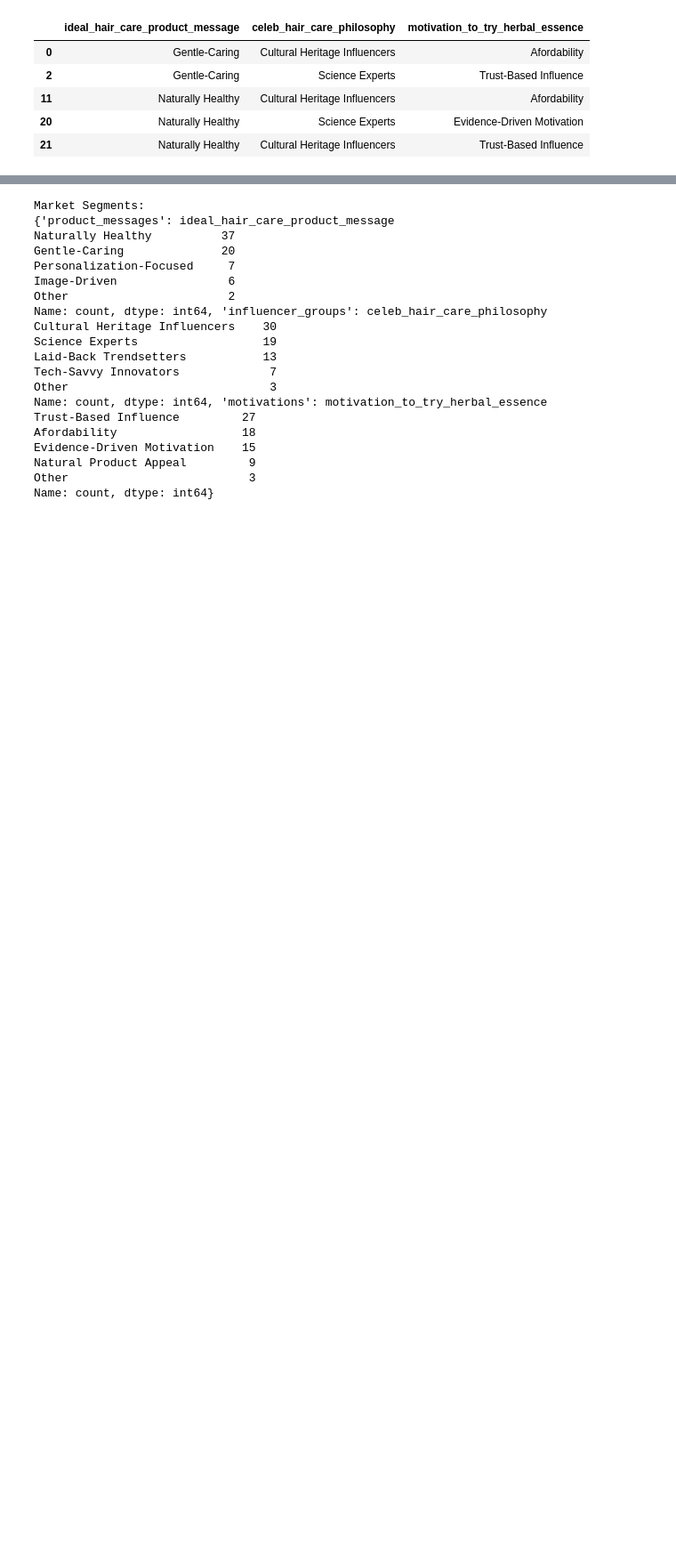
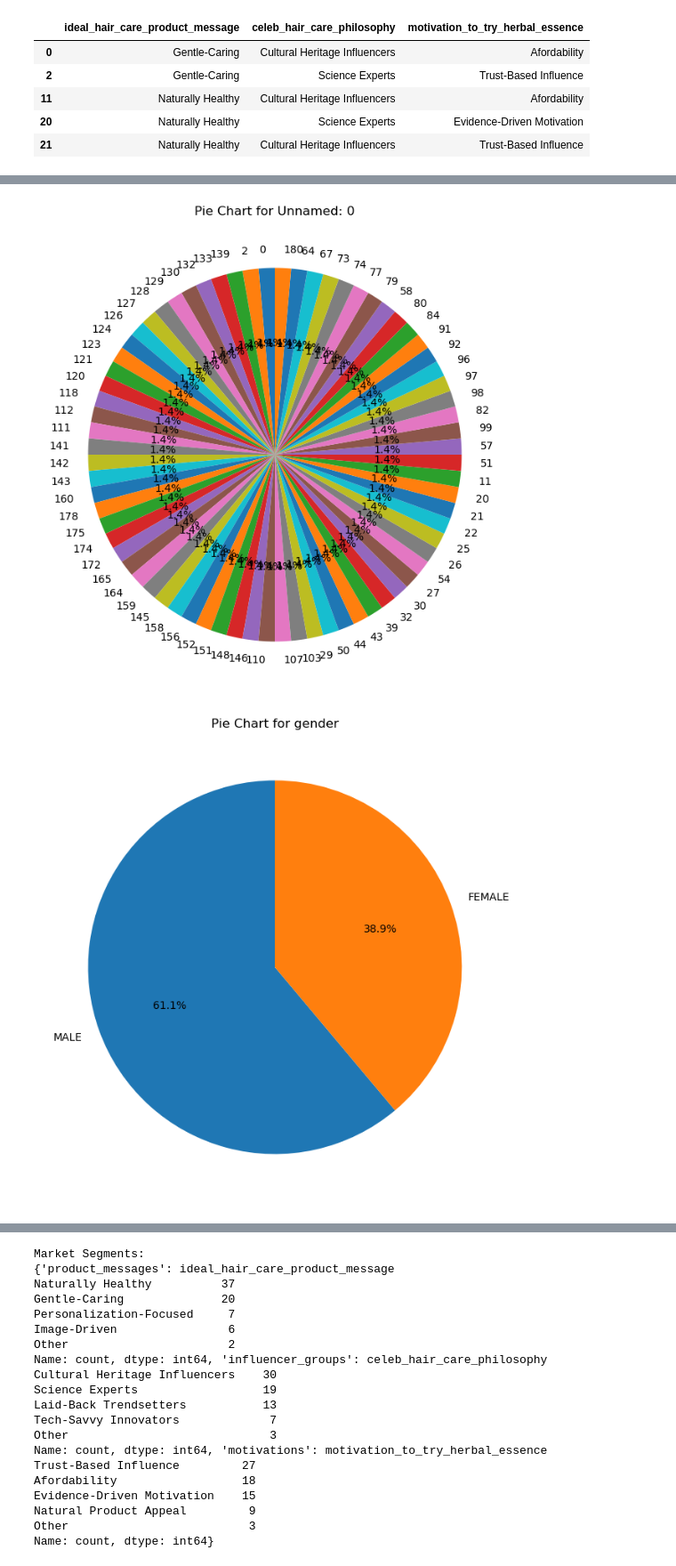
Before and after one commit to johnramal/peakathon24, a Jupyter notebook: 3_marketing.ipynb, the cells around one changed output, grey strips where cells are left out. Shown at 89% size. Drawn from its saved outputs; the diff is of its cells as text; code cells hidden in the pictures; blank space fills up the shorter version.

Commit message:
compared target vs non target

```diff
--- a/3_marketing.ipynb
+++ b/3_marketing.ipynb
@@ -58,3 +58,16 @@ df_non_target_segment.head()
 | 4 | 4 | MALE | 18-25 | Somewhat familiar | Not Specified | Nature inspired | ... |
 | 5 | 5 | MALE | 18-25 | Somewhat familiar | Not Specified | Cost-Aware | ... |
 | 6 | 6 | FEMALE | 18-25 | Never heard of it | Not Specified | Exploration-Driven | ... |
+# %%
+import matplotlib.pyplot as plt
+
+# Loop through each column in df_target_segment
+for column in df_target_segment.columns:
+    # Generate pie chart
+    df_target_segment[column].value_counts().plot.pie(autopct='%1.1f%%', startangle=90, figsize=(8, 8))
+    plt.title(f'Pie Chart for {column}')
+    plt.ylabel('')  # Hide the y-label
+    plt.show()
+# %% [output]
+[figure, added]
+[figure, added]
```
Also changed, not shown: parts of 2 cells of this notebook, 13 other files.
